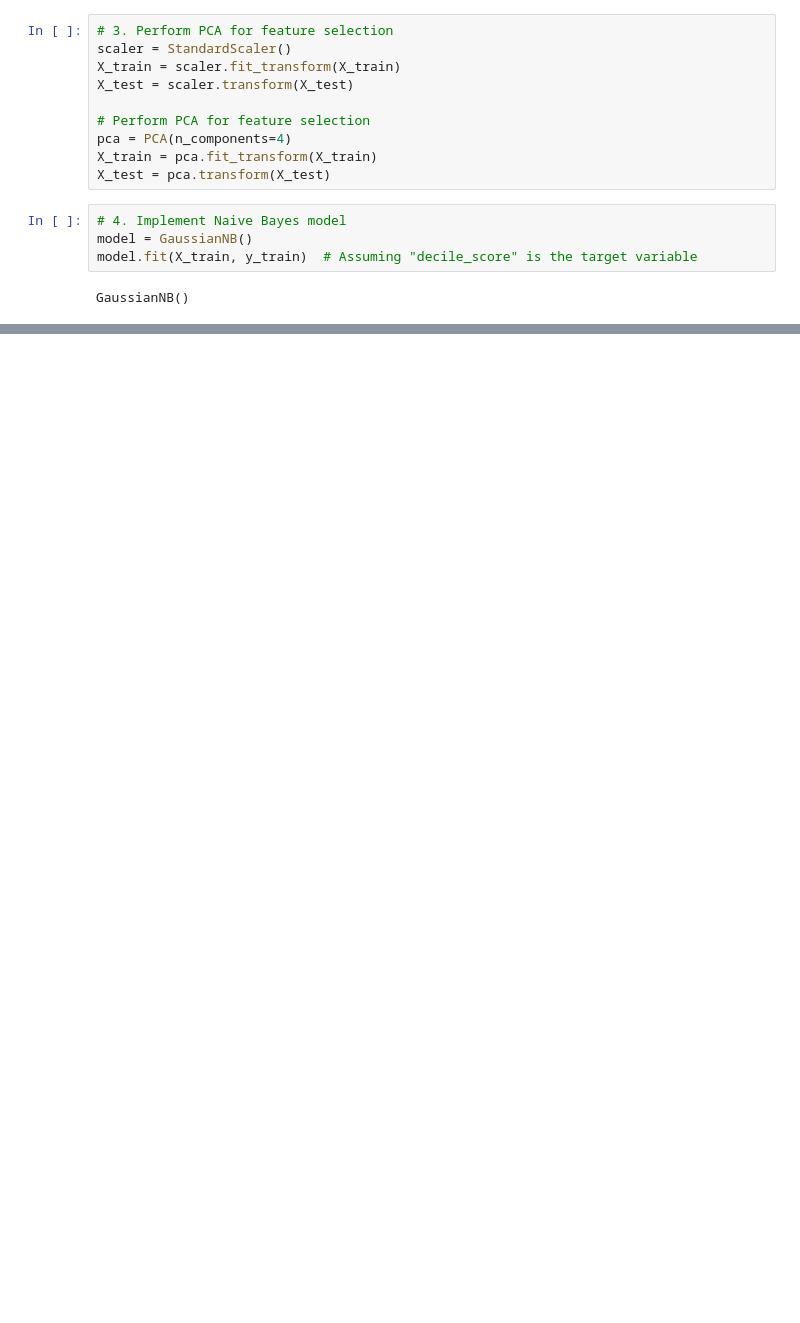
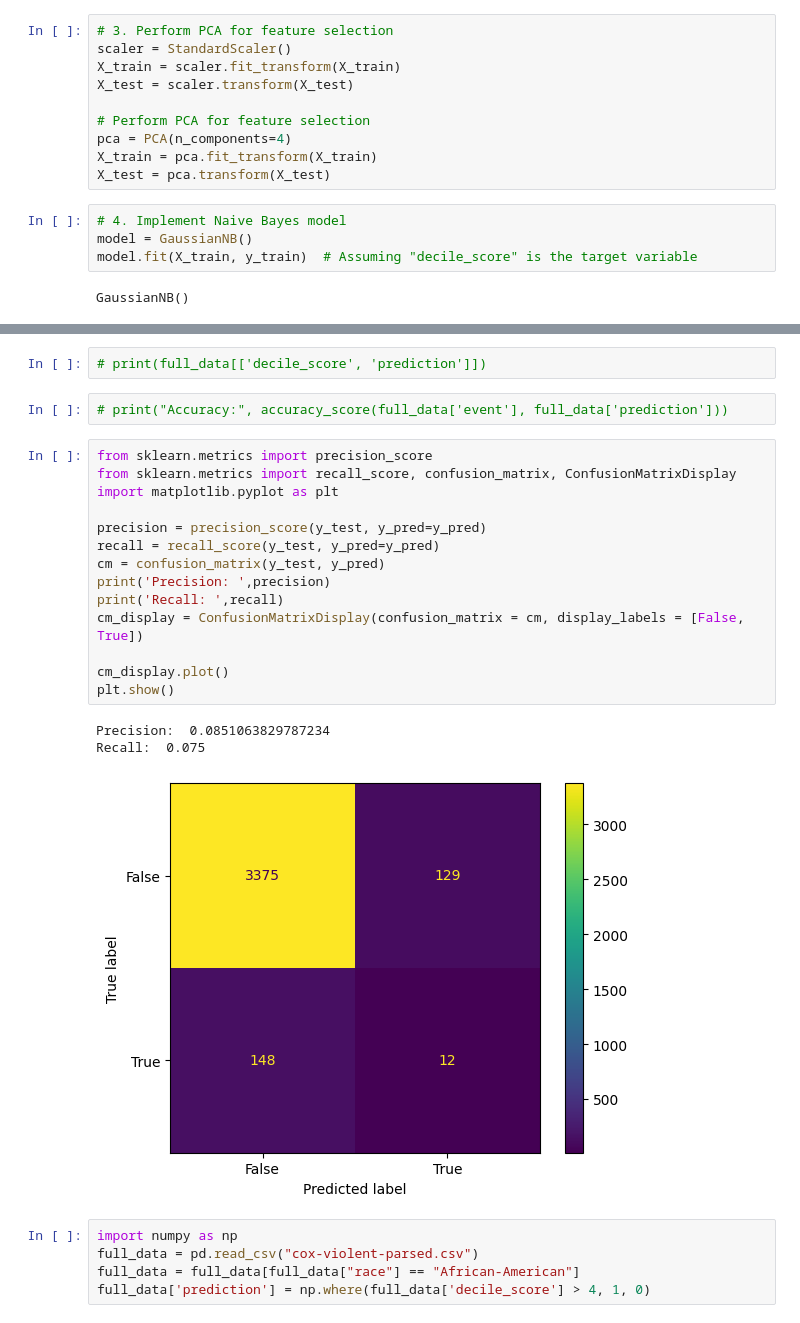
Before and after one commit to jayjoshi1400/mitigation_racial_bias, a Jupyter notebook: NB_0.23.ipynb, the cells around one changed output, grey strips where cells are left out. Drawn from its saved outputs; the diff is of its cells as text; blank space fills up the shorter version.

Commit message:
added plots

```diff
--- a/NB_0.23.ipynb
+++ b/NB_0.23.ipynb
@@ -51,0 +50,27 @@ full_data['predicted'] = if full_data['decile_score'] < 5 then
+# %%
+# print(full_data[['decile_score', 'prediction']])
+# %%
+# print("Accuracy:", accuracy_score(full_data['event'], full_data['prediction']))
+# %%
+from sklearn.metrics import precision_score
+from sklearn.metrics import recall_score, confusion_matrix, ConfusionMatrixDisplay
+import matplotlib.pyplot as plt
+
+precision = precision_score(y_test, y_pred=y_pred)
+recall = recall_score(y_test, y_pred=y_pred)
+cm = confusion_matrix(y_test, y_pred)
+print('Precision: ',precision)
+print('Recall: ',recall)
+cm_display = ConfusionMatrixDisplay(confusion_matrix = cm, display_labels = [False, True])
+
+cm_display.plot()
+plt.show()
+# %% [output]
+Precision:  0.0851063829787234
+Recall:  0.075
+[figure, added]
+# %%
+import numpy as np
+full_data = pd.read_csv("cox-violent-parsed.csv")
+full_data = full_data[full_data["race"] == "African-American"]
+full_data['prediction'] = np.where(full_data['decile_score'] > 4, 1, 0)
```
Also changed, not shown: parts of 10 cells of this notebook.
